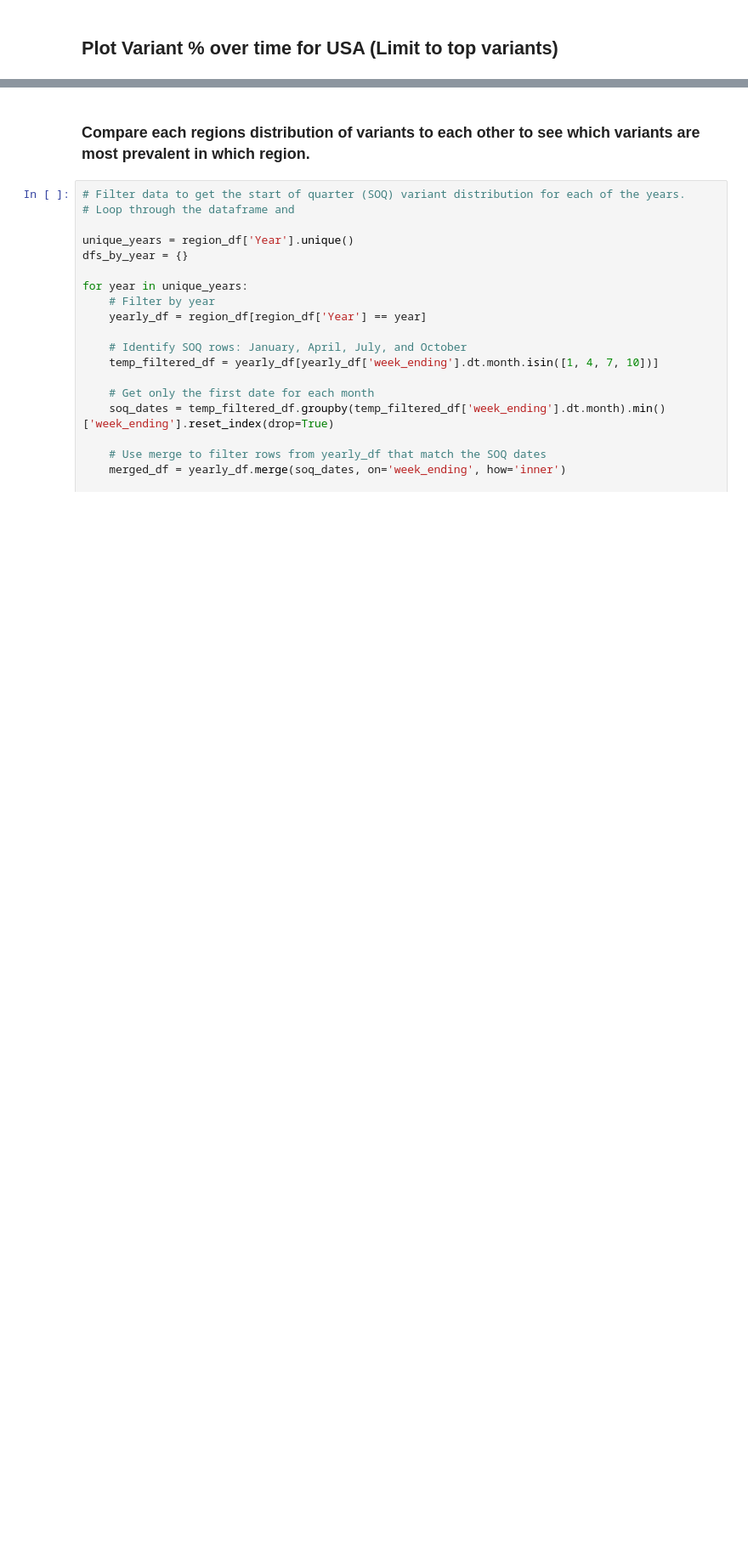
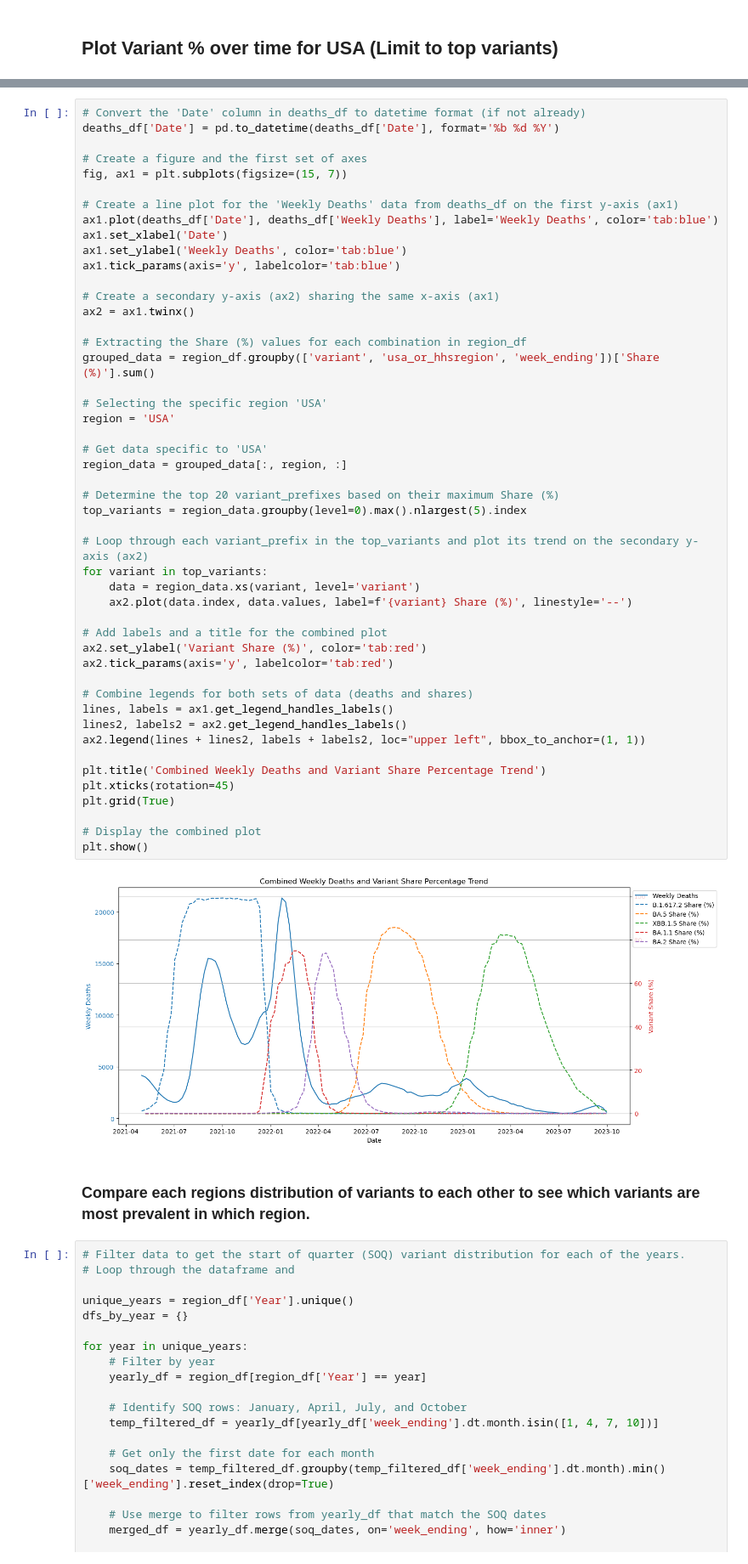
Before and after one commit to mcmonte95/Covid-Variant-Exploration-Project, a Jupyter notebook: main.ipynb, the cells around one changed output, grey strips where cells are left out. Shown at 85% size. Saved outputs shown, nothing was run; the diff lists cells and outputs as text; blank space fills up the shorter version.

```diff
--- a/main.ipynb
+++ b/main.ipynb
@@ -153,3 +218,53 @@ plt.show()
+# %%
+# Convert the 'Date' column in deaths_df to datetime format (if not already)
+deaths_df['Date'] = pd.to_datetime(deaths_df['Date'], format='%b %d %Y')
+
+# Create a figure and the first set of axes
+fig, ax1 = plt.subplots(figsize=(15, 7))
+
+# Create a line plot for the 'Weekly Deaths' data from deaths_df on the first y-axis (ax1)
+ax1.plot(deaths_df['Date'], deaths_df['Weekly Deaths'], label='Weekly Deaths', color='tab:blue')
+ax1.set_xlabel('Date')
+ax1.set_ylabel('Weekly Deaths', color='tab:blue')
+ax1.tick_params(axis='y', labelcolor='tab:blue')
+
+# Create a secondary y-axis (ax2) sharing the same x-axis (ax1)
+ax2 = ax1.twinx()
+
+# Extracting the Share (%) values for each combination in region_df
+grouped_data = region_df.groupby(['variant', 'usa_or_hhsregion', 'week_ending'])['Share (%)'].sum()
+
+# Selecting the specific region 'USA'
+region = 'USA'
+
+# Get data specific to 'USA'
+region_data = grouped_data[:, region, :]
+
+# Determine the top 20 variant_prefixes based on their maximum Share (%)
+top_variants = region_data.groupby(level=0).max().nlargest(5).index
+
+# Loop through each variant_prefix in the top_variants and plot its trend on the secondary y-axis (ax2)
+for variant in top_variants:
+    data = region_data.xs(variant, level='variant')
+    ax2.plot(data.index, data.values, label=f'{variant} Share (%)', linestyle='--')
+
+# Add labels and a title for the combined plot
+ax2.set_ylabel('Variant Share (%)', color='tab:red')
+ax2.tick_params(axis='y', labelcolor='tab:red')
+
+# Combine legends for both sets of data (deaths and shares)
+lines, labels = ax1.get_legend_handles_labels()
+lines2, labels2 = ax2.get_legend_handles_labels()
+ax2.legend(lines + lines2, labels + labels2, loc="upper left", bbox_to_anchor=(1, 1))
+
+plt.title('Combined Weekly Deaths and Variant Share Percentage Trend')
+plt.xticks(rotation=45)
+plt.grid(True)
+
+# Display the combined plot
+plt.show()
+# %% [output]
+[figure, added]
 # %% [markdown]
 ### Compare each regions distribution of variants to each other to see which variants are most prevalent in which region.
 # %%
```
Also changed, not shown: parts of 21 cells of this notebook, 4 other files.
